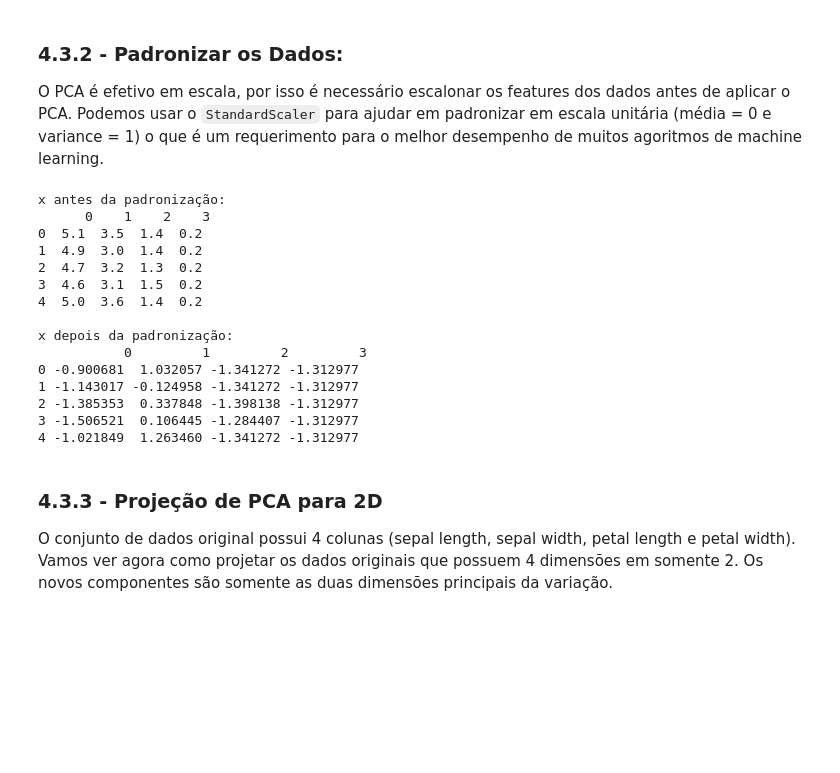
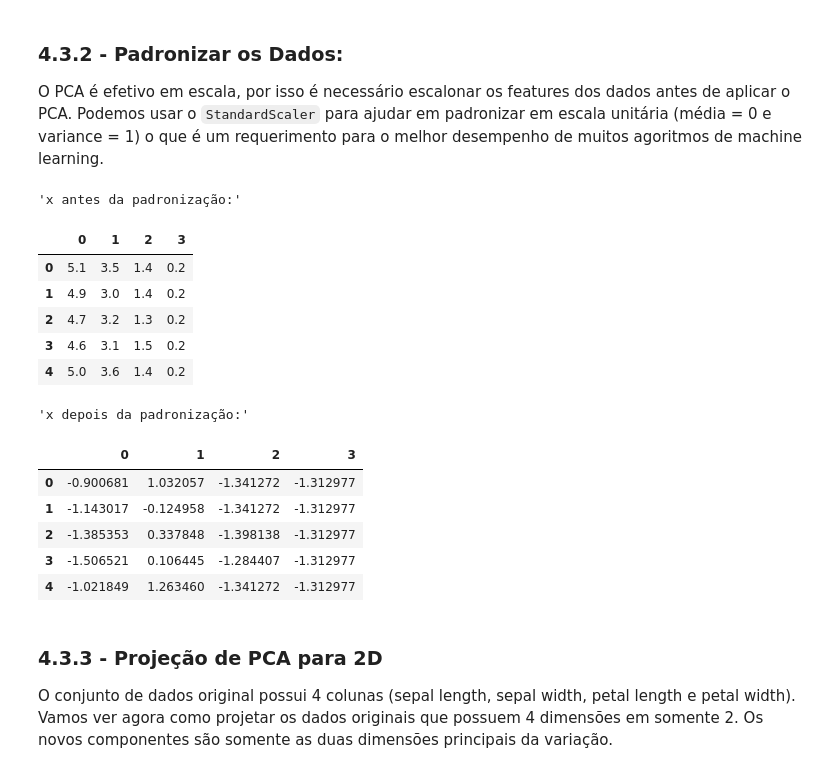
Before and after one commit to eric-batista/ml-algos-cedeteg, a Jupyter notebook: roteiro_de_estudos/4_data_prep/matheus_basso/4.0_data_prep.ipynb, the cells around one changed output. Cells and saved outputs as stored; diff of their text form; code cells hidden in the pictures; blank space fills up the shorter version.

```diff
--- a/roteiro_de_estudos/4_data_prep/matheus_basso/4.0_data_prep.ipynb
+++ b/roteiro_de_estudos/4_data_prep/matheus_basso/4.0_data_prep.ipynb
@@ -214,34 +216,33 @@ O PCA é efetivo em escala, por isso é necessário escalonar os features dos da
 # %%
 from sklearn.preprocessing import StandardScaler
 features = ['sepal length', 'sepal width', 'petal length', 'petal width']
 
 # Separando os features
 x = df.loc[:, features].values
 x_1 = df.loc[:, features].values
 # Separando os targets
 y = df.loc[:,['target']].values
 
 # Padronizando os features
 x = StandardScaler().fit_transform(x)
 
-print('x antes da padronização:\n',pd.DataFrame(x_1).head(5),
-      '\n\nx depois da padronização:\n', pd.DataFrame(x).head(5))
+display('x antes da padronização:',pd.DataFrame(x_1).head(5),
+      'x depois da padronização:', pd.DataFrame(x).head(5))
 # %% [output]
-x antes da padronização:
-      0    1    2    3
-0  5.1  3.5  1.4  0.2
-1  4.9  3.0  1.4  0.2
-2  4.7  3.2  1.3  0.2
-3  4.6  3.1  1.5  0.2
-4  5.0  3.6  1.4  0.2
-
-x depois da padronização:
-           0         1         2         3
-0 -0.900681  1.032057 -1.341272 -1.312977
-1 -1.143017 -0.124958 -1.341272 -1.312977
-2 -1.385353  0.337848 -1.398138 -1.312977
-3 -1.506521  0.106445 -1.284407 -1.312977
-4 -1.021849  1.263460 -1.341272 -1.312977
+'x antes da padronização:'
+|  | 0 | 1 | 2 | 3 |
+| 0 | 5.1 | 3.5 | 1.4 | 0.2 |
+| 1 | 4.9 | 3.0 | 1.4 | 0.2 |
+| 2 | 4.7 | 3.2 | 1.3 | 0.2 |
+| 3 | 4.6 | 3.1 | 1.5 | 0.2 |
+| 4 | 5.0 | 3.6 | 1.4 | 0.2 |
+'x depois da padronização:'
+|  | 0 | 1 | 2 | 3 |
+| 0 | -0.900681 | 1.032057 | -1.341272 | -1.312977 |
+| 1 | -1.143017 | -0.124958 | -1.341272 | -1.312977 |
+| 2 | -1.385353 | 0.337848 | -1.398138 | -1.312977 |
+| 3 | -1.506521 | 0.106445 | -1.284407 | -1.312977 |
+| 4 | -1.021849 | 1.263460 | -1.341272 | -1.312977 |
 # %% [markdown]
 ### 4.3.3 - Projeção de PCA para 2D
 
```
Also changed, not shown: parts of 13 cells of this notebook.
